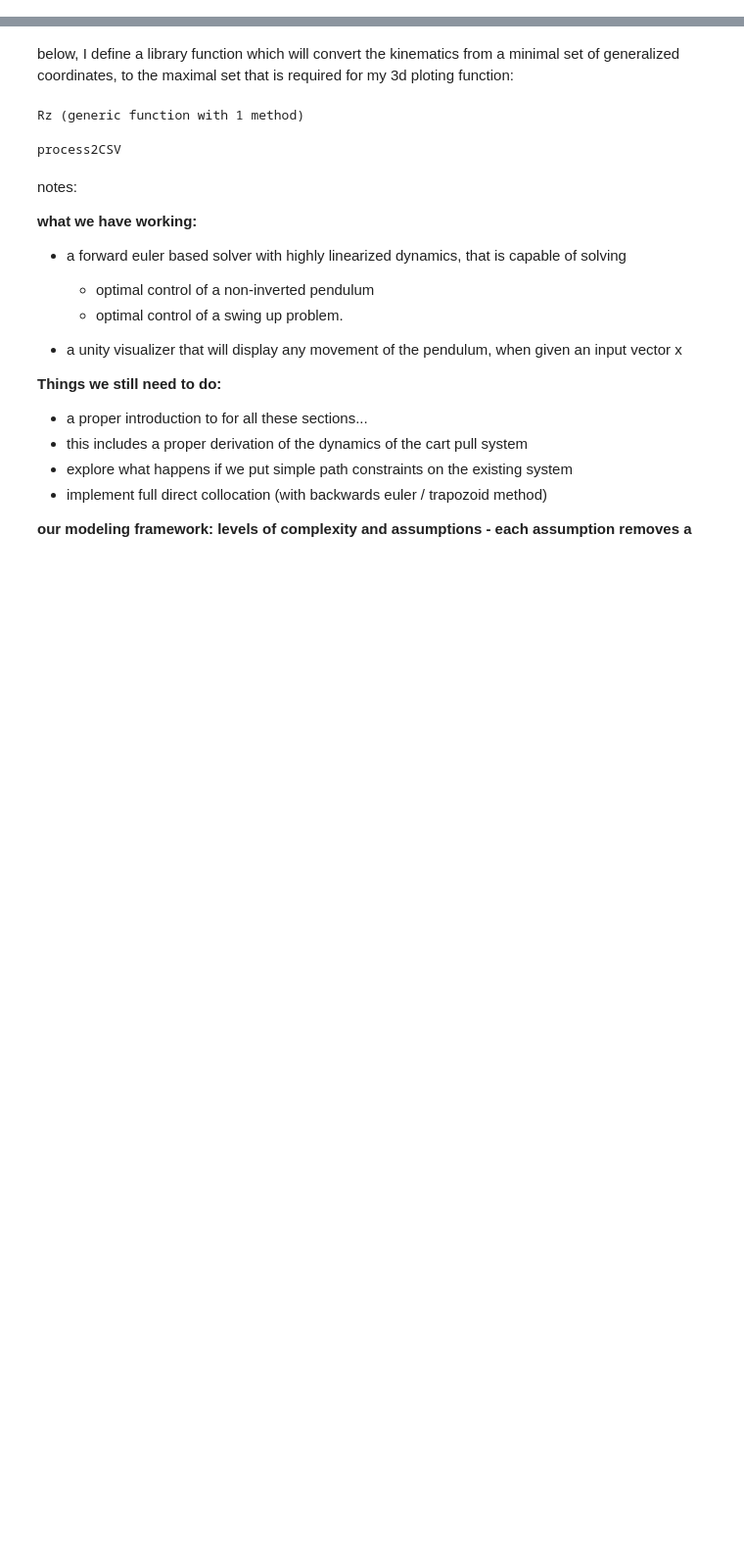
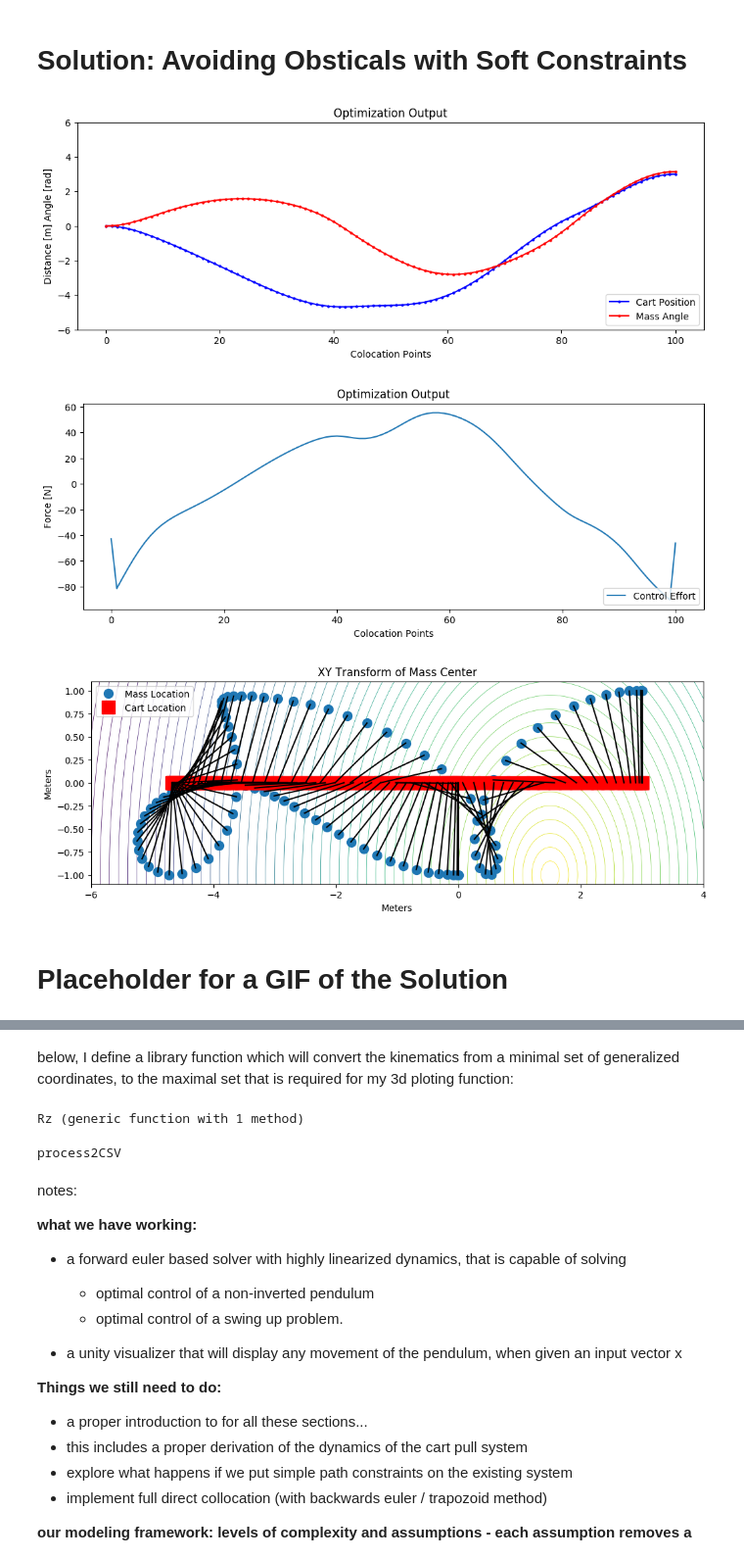
Before and after one commit to the1kieran/pullCartTrajOpt, a Jupyter notebook: finalProject/PatrickProject.ipynb, the cells around one changed output, grey strips where cells are left out. Shown at 98% size. Saved outputs shown, nothing was run; the diff lists cells and outputs as text; code cells hidden in the pictures; blank space fills up the shorter version.

```diff
--- a/finalProject/PatrickProject.ipynb
+++ b/finalProject/PatrickProject.ipynb
@@ -233,0 +284,58 @@ c
+# %% [markdown]
+# Solution: Avoiding Obsticals with Soft Constraints
+# %%
+#
+y = 1000
+xoff = 1.5
+yoff = -1
+
+(m, c, x, xdot, xCordM, yCordM, xCordC, yCordC) = SolvRegularizedCartPull( x0, xf, 3, .03, xoff, yoff, y)
+
+using PyPlot
+figure(figsize=(12,4))
+title("Optimization Output")
+xlabel("Colocation Points")
+ylabel("Distance [m] Angle [rad]")
+plot( x[1,:], "b.-", markersize = 4)
+plot( x[2,:], "r.-", markersize = 4)
+ylim([-6,6])
+legend(["Cart Position","Mass Angle"], loc="lower right")
+
+figure(figsize=(12,4))
+title("Optimization Output")
+xlabel("Colocation Points")
+ylabel("Force [N]")
+plot(c[1,:])
+legend(["Control Effort"], loc="lower right")
+
+figure(figsize=(12,4))
+title("XY Transform of Mass Center")
+xlabel("Meters")
+ylabel("Meters")
+plot( xCordM, yCordM,".", markersize = 20)
+plot( xCordC, yCordC,"rs", markersize = 15)
+legend(["Mass Location","Cart Location"])
+for i =1:length(xCordM)
+ plot( [xCordM[i],xCordC[i]] , [yCordM[i], yCordC[i]],"k")
+end
+
+xv = linspace(-6,4,1000)
+yv = linspace(-1.1,1.1,1000)
+function meshgrid{T}(vx::AbstractVector{T}, vy::AbstractVector{T})
+    m, n = length(vy), length(vx)
+    vx = reshape(vx, 1, n)
+    vy = reshape(vy, m, 1)
+    (repmat(vx, m, 1), repmat(vy, 1, n))
+end
+(X,Y) = meshgrid(xv,yv);
+
+z = [ -((x-xoff)^2+(y-yoff)^2)^(1/2)+9 for y in yv, x in xv ];
+contour(X, Y, z, zdir="z", 60, offset=0, linewidths=.5 )
+xlim([-6,4]);
+ylim([-1.1,1.1]);
+# %% [output]
+[figure, added]
+[figure, added]
+[figure, added]
+# %% [markdown]
+# Placeholder for a GIF of the Solution
```
Also changed, not shown: parts of 28 cells of this notebook.
